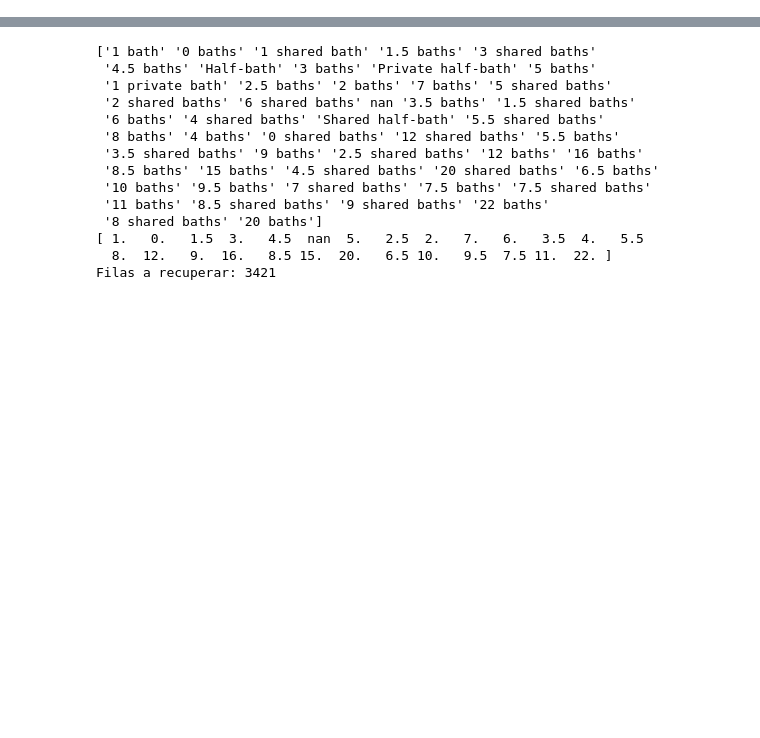
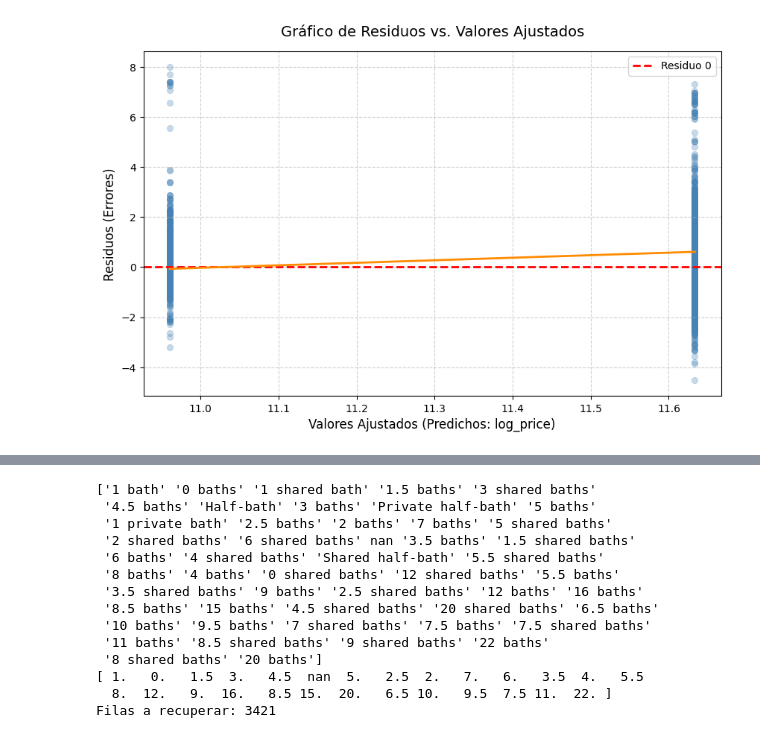
Before and after one commit to ClariflaroCode/TP_fundamentos_grupo30_airbnb, a Jupyter notebook: Entrega.ipynb, the cells around one changed output, grey strips where cells are left out. Saved outputs shown, nothing was run; the diff lists cells and outputs as text; code cells hidden in the pictures; blank space fills up the shorter version.

```diff
--- a/Entrega.ipynb
+++ b/Entrega.ipynb
@@ -34,0 +188,54 @@ dtype: int64
+# %%
+import statsmodels.api as sm
+import statsmodels.formula.api as smf
+
+# 1. Preparar el dataset filtrado
+tipos_interes = ['Entire home/apt', 'Private room']
+df_reg = df_listing[
+    (df_listing['room_type'].isin(tipos_interes)) &
+    (df_listing['price'] > 0)
+].copy()
+
+# 2. Crear la variable log(precio)
+df_reg['log_price'] = np.log(df_reg['price'])
+
+# 3. Ajustar el Modelo de Regresión Lineal (OLS)
+modelo = smf.ols('log_price ~ C(room_type)', data=df_reg).fit()
+
+# 4. Extraer valores ajustados (predichos) y residuos
+valores_ajustados = modelo.fittedvalues
+residuos = modelo.resid
+
+# 5. Generar el Gráfico de Residuos vs. Valores Ajustados
+plt.figure(figsize=(10, 6))
+
+sns.scatterplot(
+    x=valores_ajustados,
+    y=residuos,
+    alpha=0.3,
+    color='steelblue',
+    edgecolor=None
+)
+
+# Línea horizontal en y=0 (referencia de residuo cero)
+plt.axhline(0, color='red', linestyle='--', linewidth=2, label='Residuo 0')
+
+# Línea de tendencia no paramétrica (LOWESS) para detectar patrones en la varianza
+sns.regplot(
+    x=valores_ajustados,
+    y=residuos,
+    scatter=False,
+    lowess=True,
+    color='darkorange',
+    line_kws={'linewidth': 2, 'label': 'Tendencia LOWESS'}
+)
+
+plt.title('Gráfico de Residuos vs. Valores Ajustados', fontsize=14, pad=15)
+plt.xlabel('Valores Ajustados (Predichos: log_price)', fontsize=12)
+plt.ylabel('Residuos (Errores)', fontsize=12)
+plt.legend(loc='upper right')
+plt.grid(True, linestyle='--', alpha=0.6)
+
+plt.show()
+# %% [output]
+[figure, added]
```
Also changed, not shown: parts of 13 cells of this notebook.
